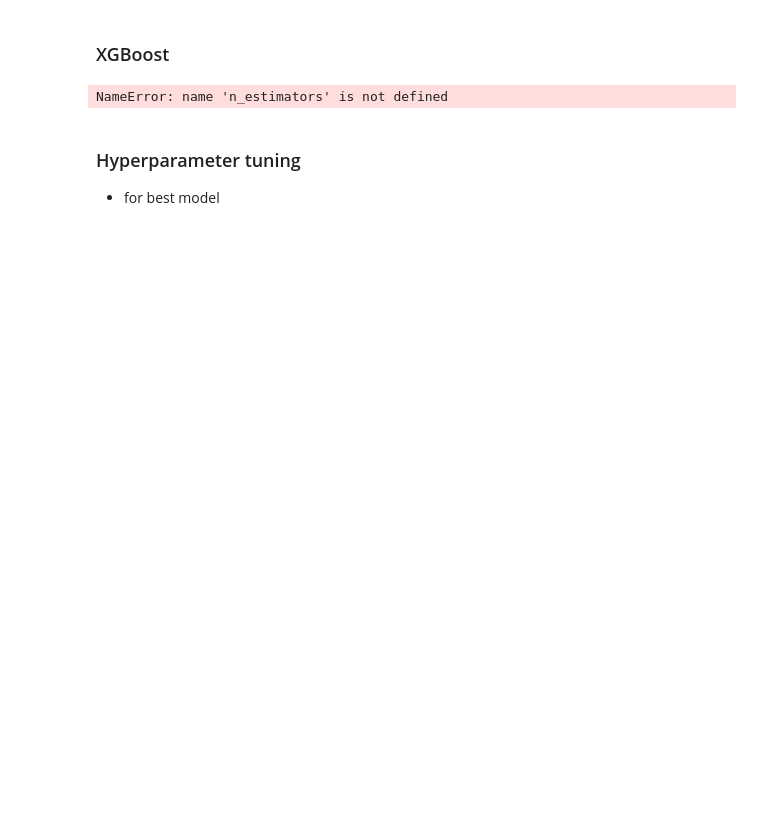
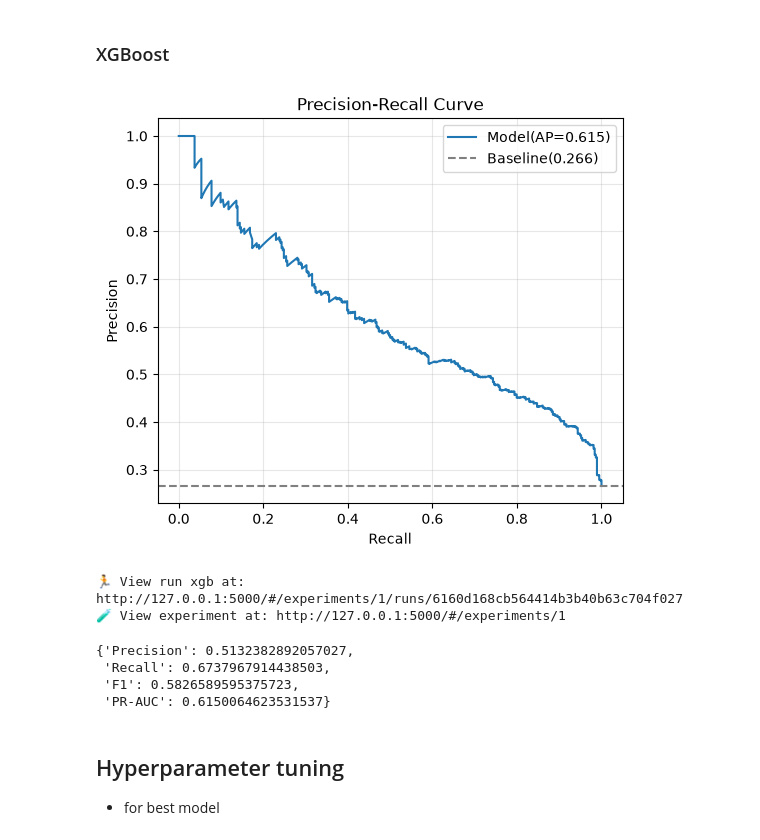
Before and after one commit to tisya683/e2e-customer-churn-prediction, a Jupyter notebook: notebooks/exploration.ipynb, the cells around one changed output. Saved outputs shown, nothing was run; the diff lists cells and outputs as text; code cells hidden in the pictures; blank space fills up the shorter version.

```diff
--- a/notebooks/exploration.ipynb
+++ b/notebooks/exploration.ipynb
@@ -341,23 +428,51 @@ metrics=compute_metrics(y_test,svm_pred,svm_scores)
 # %% [markdown]
 ### XGBoost
 # %%
+#calculate class imbalance ratio using training data
+scale_pos_weight=(y_train==0).sum()/(y_train==1).sum()
 
-xgb_model=Pipeline([
-    ("preprocessor",preprocessor),
-    ("classifier",XGBClassifier(
-        n_estimators,
-        objective="binary:logistic",
-        random_state=42)
-    )])
 
-xgb_pred=xgb_model.fit(X_train, y_train)
-xgb_scores=xgb_model.predict_proba(X_test)[:, 1]
+with mlflow.start_run(run_name="xgb"):
+    mlflow.log_params({
+        "model":"xgb",
+        "n_estimators": 100,
+        "objective":"binary:logistic",
+        "random_state":42,
+        "scale_pos_weight":scale_pos_weight
+        })
+
+    # n_estimators shows how many trees xgboost builds
+    xgb_model = Pipeline([
+        ("preprocessor", preprocessor),
+        ("classifier", XGBClassifier(
+            n_estimators=100,
+            objective="binary:logistic",
+            random_state=42,
+            scale_pos_weight=scale_pos_weight
+        )),
+    ])
+
+    xgb_model.fit(X_train,y_train)
+
+
+    xgb_pred=xgb_model.predict(X_test)
+    xgb_scores=xgb_model.predict_proba(X_test)[:, 1]
+
+    metrics_xgb=compute_metrics(y_test,xgb_pred,xgb_scores,plot=True)
+    mlflow.log_metrics(metrics_xgb)
 # %% [output]
+[figure, added]
-NameError: name 'n_estimators' is not defined
+🏃 View run xgb at: http://127.0.0.1:5000/#/experiments/1/runs/6160d168cb564414b3b40b63c704f027
+🧪 View experiment at: http://127.0.0.1:5000/#/experiments/1
 # %%
 # get metrics
-metrics=compute_metrics(y_test,xgb_pred,xgb_scores)
+metrics_xgb
+# %% [output]
+{'Precision': 0.5132382892057027,
+ 'Recall': 0.6737967914438503,
+ 'F1': 0.5826589595375723,
+ 'PR-AUC': 0.6150064623531537}
 # %% [markdown]
-### Hyperparameter tuning
+## Hyperparameter tuning
 * for best model
 # %%
```
Also changed, not shown: parts of 15 cells of this notebook, 1 other file.
